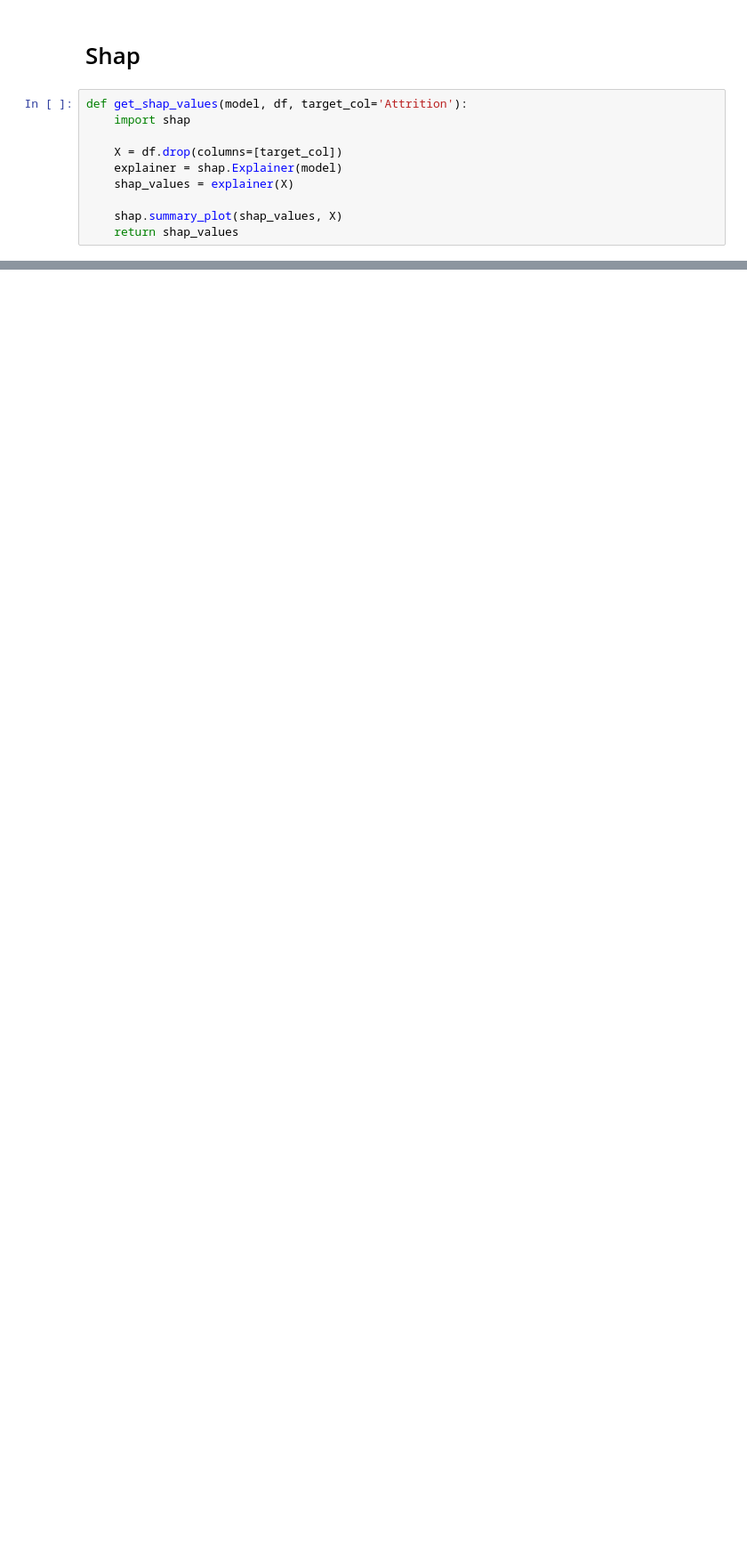
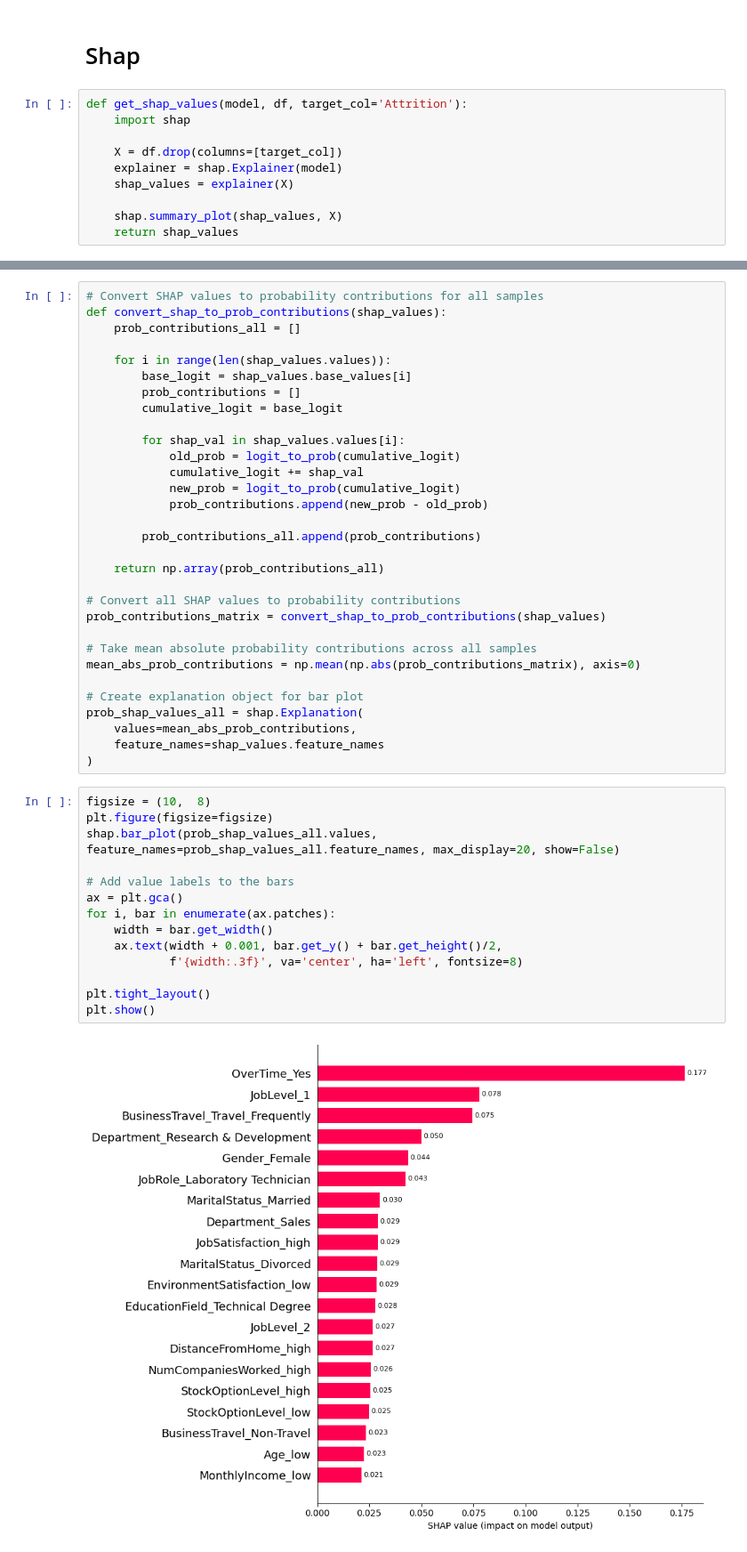
Before and after one commit to JeffTriemer/turnover, a Jupyter notebook: notebooks/ind_model.ipynb, the cells around one changed output, grey strips where cells are left out. Shown at 89% size. Cells and saved outputs as stored; diff of their text form; blank space fills up the shorter version.

```diff
--- a/notebooks/ind_model.ipynb
+++ b/notebooks/ind_model.ipynb
@@ -286,0 +315,47 @@ shap.waterfall_plot(shap_values[0], max_display=20)
+# %%
+# Convert SHAP values to probability contributions for all samples
+def convert_shap_to_prob_contributions(shap_values):
+    prob_contributions_all = []
+
+    for i in range(len(shap_values.values)):
+        base_logit = shap_values.base_values[i]
+        prob_contributions = []
+        cumulative_logit = base_logit
+
+        for shap_val in shap_values.values[i]:
+            old_prob = logit_to_prob(cumulative_logit)
+            cumulative_logit += shap_val
+            new_prob = logit_to_prob(cumulative_logit)
+            prob_contributions.append(new_prob - old_prob)
+
+        prob_contributions_all.append(prob_contributions)
+
+    return np.array(prob_contributions_all)
+
+# Convert all SHAP values to probability contributions
+prob_contributions_matrix = convert_shap_to_prob_contributions(shap_values)
+
+# Take mean absolute probability contributions across all samples
+mean_abs_prob_contributions = np.mean(np.abs(prob_contributions_matrix), axis=0)
+
+# Create explanation object for bar plot
+prob_shap_values_all = shap.Explanation(
+    values=mean_abs_prob_contributions,
+    feature_names=shap_values.feature_names
+)
+# %%
+figsize = (10,  8)
+plt.figure(figsize=figsize)
+shap.bar_plot(prob_shap_values_all.values, feature_names=prob_shap_values_all.feature_names, max_display=20, show=False)
+
+# Add value labels to the bars
+ax = plt.gca()
+for i, bar in enumerate(ax.patches):
+    width = bar.get_width()
+    ax.text(width + 0.001, bar.get_y() + bar.get_height()/2,
+            f'{width:.3f}', va='center', ha='left', fontsize=8)
+
+plt.tight_layout()
+plt.show()
+# %% [output]
+[figure, added]
```
Also changed, not shown: parts of 17 cells of this notebook, 2 other files.
